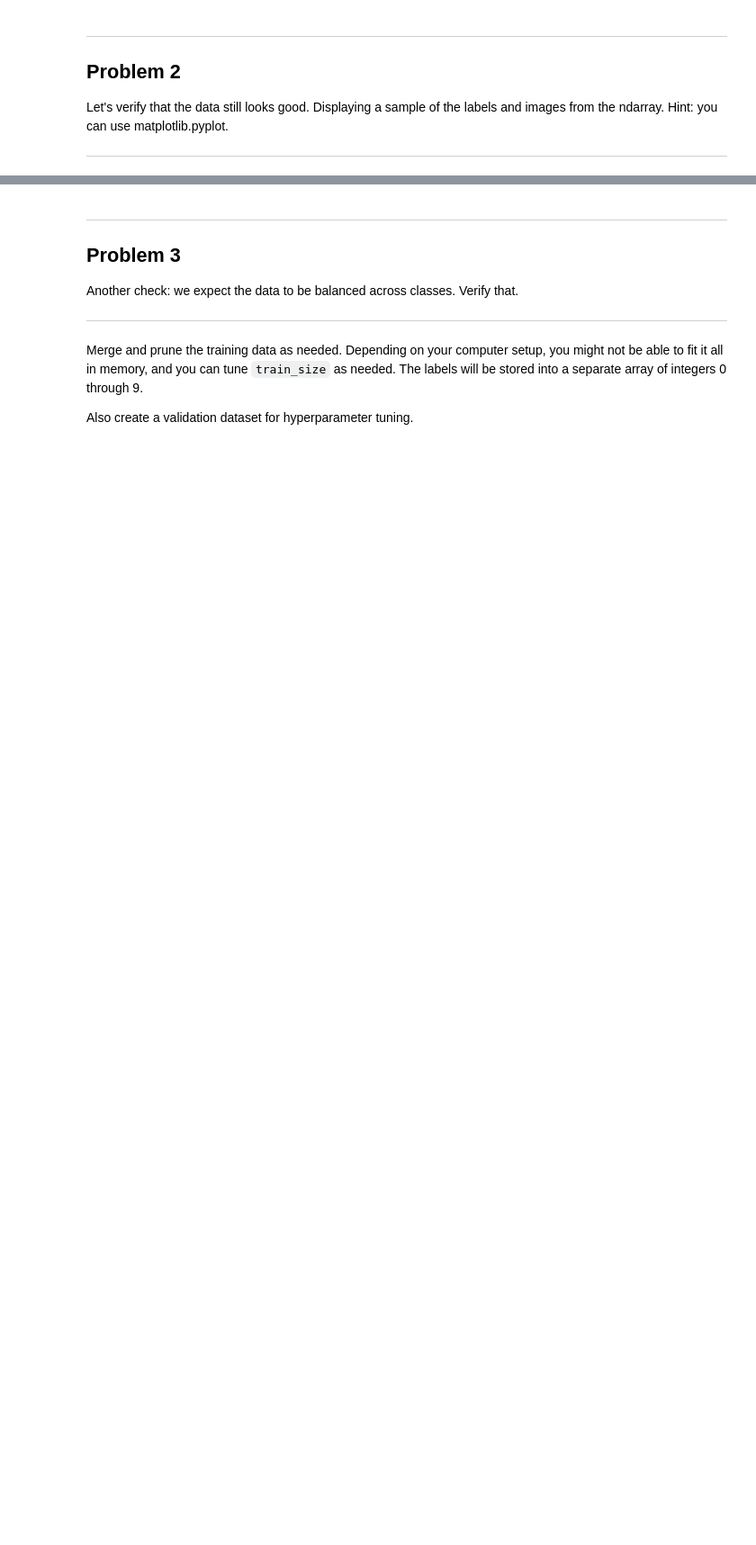
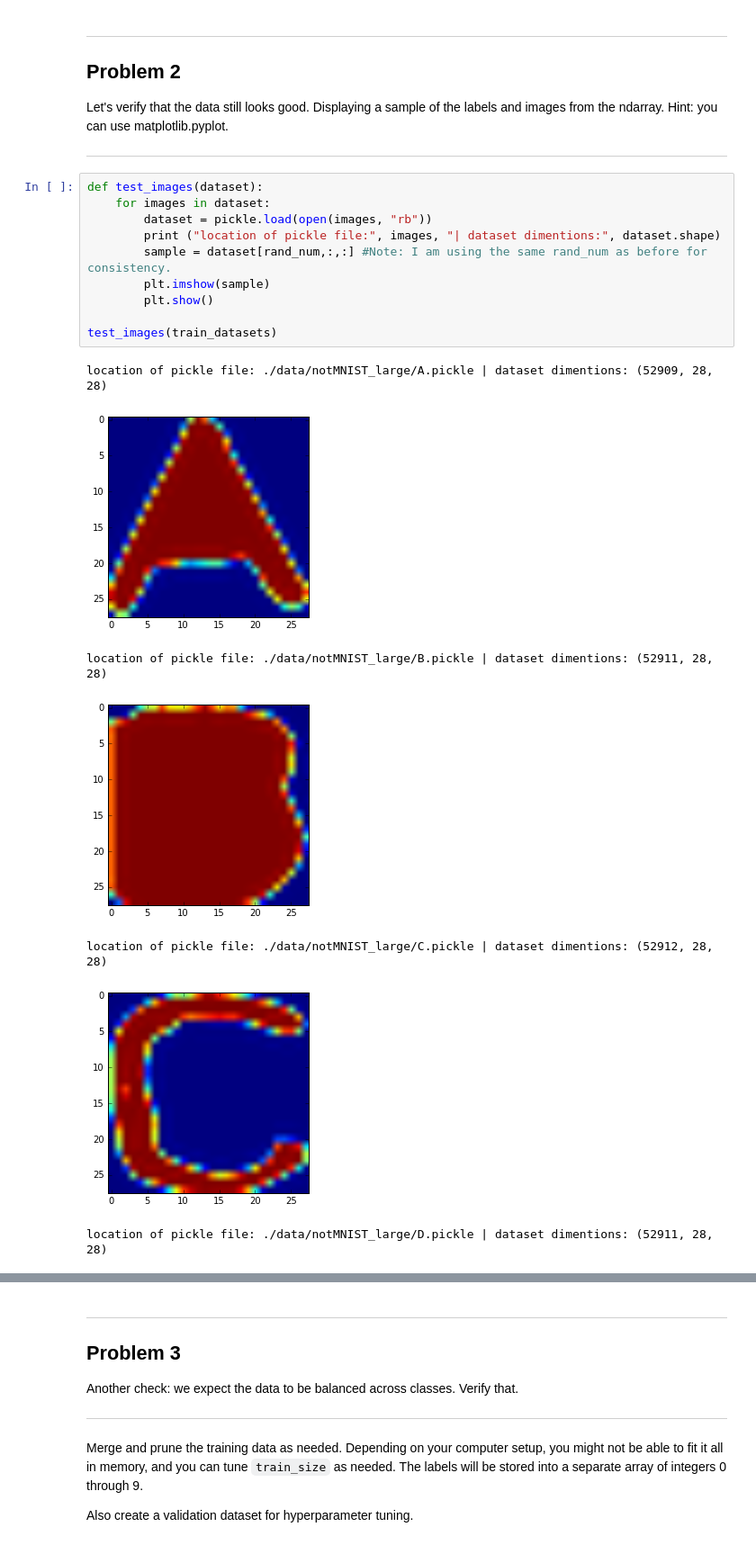
Before and after one commit to JovanSardinha/Google-Udacity_DeepLearning, a Jupyter notebook: 1_notmnist.ipynb, the cells around one changed output, grey strips where cells are left out. Shown: that part at 90% size. Saved outputs shown, nothing was run; the diff lists cells and outputs as text; blank space fills up the shorter version.

Commit message:
Completed assignment #1. Note: I have only put in initial thoughts on problem 5 and 6 - need a bit more work to finalize

```diff
--- a/1_notmnist.ipynb
+++ b/1_notmnist.ipynb
@@ -204,3 +230,21 @@ Problem 2
 Let's verify that the data still looks good. Displaying a sample of the labels and images from the ndarray. Hint: you can use matplotlib.pyplot.
 
 ---
+# %%
+def test_images(dataset):
+    for images in dataset:
+        dataset = pickle.load(open(images, "rb"))
+        print ("location of pickle file:", images, "| dataset dimentions:", dataset.shape)
+        sample = dataset[rand_num,:,:] #Note: I am using the same rand_num as before for consistency.
+        plt.imshow(sample)
+        plt.show()
+
+test_images(train_datasets)
+# %% [output]
+location of pickle file: ./data/notMNIST_large/A.pickle | dataset dimentions: (52909, 28, 28)
+[figure, added]
+location of pickle file: ./data/notMNIST_large/B.pickle | dataset dimentions: (52911, 28, 28)
+[figure, added]
+location of pickle file: ./data/notMNIST_large/C.pickle | dataset dimentions: (52912, 28, 28)
+[figure, added]
+location of pickle file: ./data/notMNIST_large/D.pickle | dataset dimentions: (52911, 28, 28)
```
Also changed, not shown: parts of 18 cells of this notebook.
